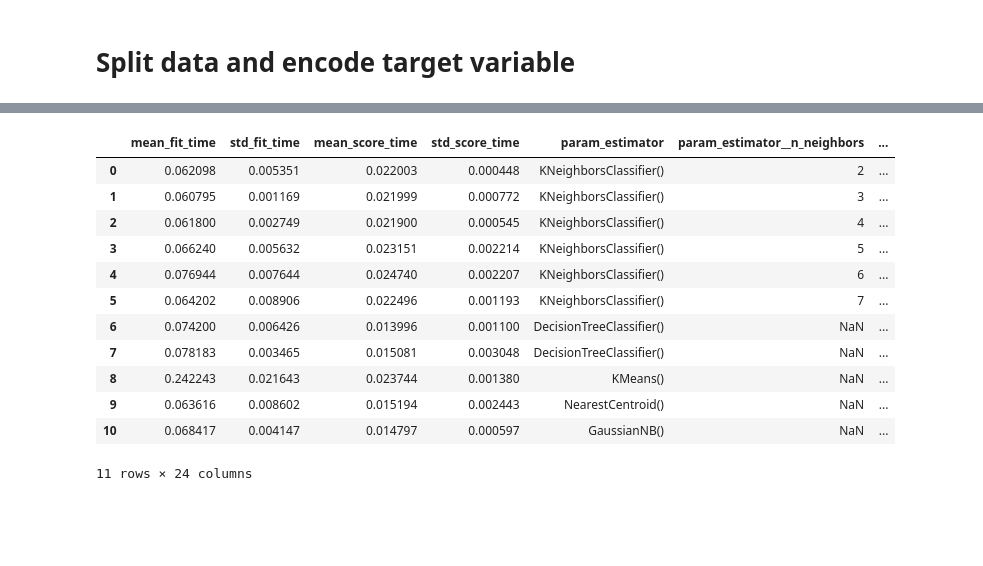
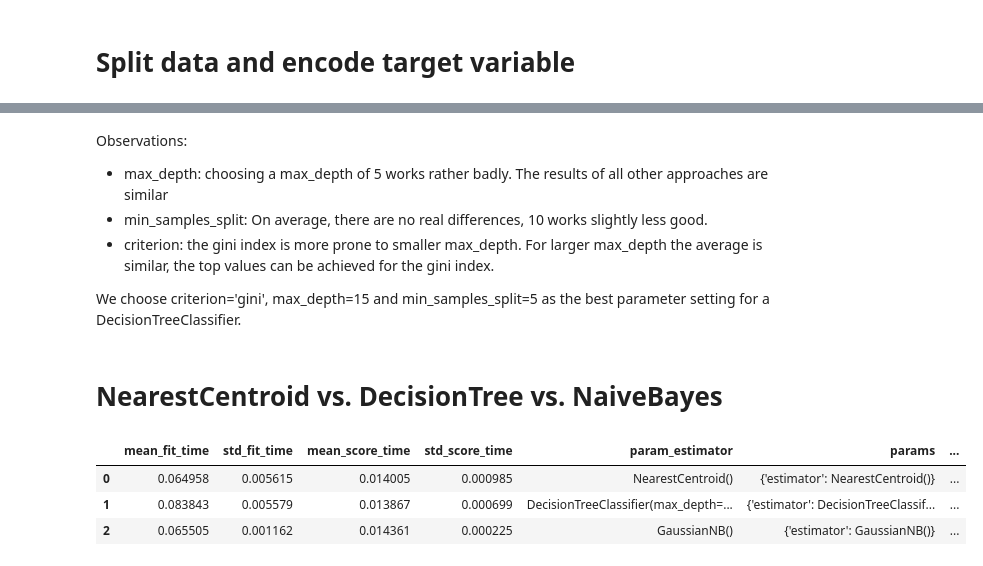
Before and after one commit to mograev/btvote, a Jupyter notebook: notebooks/3-classification.ipynb, the cells around one changed output, grey strips where cells are left out. Cells and saved outputs as stored; diff of their text form; code cells hidden in the pictures; blank space fills up the shorter version.

Commit message:
added classification experiments for k-NN, NearestCentroid and DecisionTree
comparison of these and NaiveBayes will follow

```diff
--- a/notebooks/3-classification.ipynb
+++ b/notebooks/3-classification.ipynb
@@ -82,0 +111,26 @@ f1 = make_scorer(f1_score, average='macro')
+# %%
+# set parameter grid
+parameters = {
+    'estimator': [DecisionTreeClassifier()],
+    'estimator__criterion': ['gini', 'entropy'],
+    'estimator__max_depth': [None, 5, 10, 15],
+    'estimator__min_samples_split': [2, 5, 10],
+}
+
+# create the grid search instance
+grid_search_estimator = GridSearchCV(pipeline, parameters, scoring=f1, cv=stratified_10_fold_cv, error_score='raise')
+
+# run the grid search
+grid_search_estimator.fit(btvote_data, btvote_target)
+
+# results of all hyper-parameter combinations
+results = pd.DataFrame(grid_search_estimator.cv_results_)
+
+# transform the results for better visualization
+results['criterion'] = results['param_estimator__criterion'].astype(str)
+results['max_depth'] = results['param_estimator__max_depth'].astype(str)
+results['min_samples_split'] = results['param_estimator__min_samples_split']
+pivoted_results = results.pivot(index=['criterion','max_depth'], columns='min_samples_split', values='mean_test_score')
+pivoted_results['Average'] = pivoted_results[[2, 5, 10]].mean(axis=1)
+pivoted_results.loc[('Average',''),:] = pivoted_results.mean()
+display(pivoted_results)
@@ -83,24 +149,33 @@ f1 = make_scorer(f1_score, average='macro')
+# %% [markdown]
+Observations:
+- max_depth: choosing a max_depth of 5 works rather badly. The results of all other approaches are similar
+- min_samples_split: On average, there are no real differences, 10 works slightly less good.
+- criterion: the gini index is more prone to smaller max_depth. For larger max_depth the average is similar, the top values can be achieved for the gini index.
+
+We choose criterion='gini', max_depth=15 and min_samples_split=5 as the best parameter setting for a DecisionTreeClassifier.
+# %% [markdown]
+# NearestCentroid vs. DecisionTree vs. NaiveBayes
 # %%
+# set parameter grid
+parameters = {
+    'estimator': [NearestCentroid(metric='euclidean'),
+                  DecisionTreeClassifier(criterion='gini', max_depth=15, min_samples_split=5),
+                  GaussianNB()
+                  ]
+}
+
+# TODO: Evaluate these last three methods using nested cross validation
 # create the grid search instance
 grid_search_estimator = GridSearchCV(pipeline, parameters, scoring=f1, cv=stratified_10_fold_cv, error_score='raise')
 
 # run the grid search
 grid_search_estimator.fit(btvote_data, btvote_target)
 
 # results of all hyper-parameter combinations
 results = pd.DataFrame(grid_search_estimator.cv_results_)
 display(results)
 # %% [output]
-|  | mean_fit_time | std_fit_time | mean_score_time | std_score_time | param_estimator | param_estimator__n_neighbors | ... |
-| 0 | 0.062098 | 0.005351 | 0.022003 | 0.000448 | KNeighborsClassifier() | 2 | ... |
-| 1 | 0.060795 | 0.001169 | 0.021999 | 0.000772 | KNeighborsClassifier() | 3 | ... |
-| 2 | 0.061800 | 0.002749 | 0.021900 | 0.000545 | KNeighborsClassifier() | 4 | ... |
-| 3 | 0.066240 | 0.005632 | 0.023151 | 0.002214 | KNeighborsClassifier() | 5 | ... |
-| 4 | 0.076944 | 0.007644 | 0.024740 | 0.002207 | KNeighborsClassifier() | 6 | ... |
-| 5 | 0.064202 | 0.008906 | 0.022496 | 0.001193 | KNeighborsClassifier() | 7 | ... |
-| 6 | 0.074200 | 0.006426 | 0.013996 | 0.001100 | DecisionTreeClassifier() | NaN | ... |
-| 7 | 0.078183 | 0.003465 | 0.015081 | 0.003048 | DecisionTreeClassifier() | NaN | ... |
-| 8 | 0.242243 | 0.021643 | 0.023744 | 0.001380 | KMeans() | NaN | ... |
-| 9 | 0.063616 | 0.008602 | 0.015194 | 0.002443 | NearestCentroid() | NaN | ... |
-| 10 | 0.068417 | 0.004147 | 0.014797 | 0.000597 | GaussianNB() | NaN | ... |
+|  | mean_fit_time | std_fit_time | mean_score_time | std_score_time | param_estimator | params | ... |
+| 0 | 0.064958 | 0.005615 | 0.014005 | 0.000985 | NearestCentroid() | {'estimator': NearestCentroid()} | ... |
+| 1 | 0.083843 | 0.005579 | 0.013867 | 0.000699 | DecisionTreeClassifier(max_depth=... | {'estimator': DecisionTreeClassif... | ... |
+| 2 | 0.065505 | 0.001162 | 0.014361 | 0.000225 | GaussianNB() | {'estimator': GaussianNB()} | ... |
-11 rows × 24 columns
```
Also changed, not shown: parts of 8 cells of this notebook.
